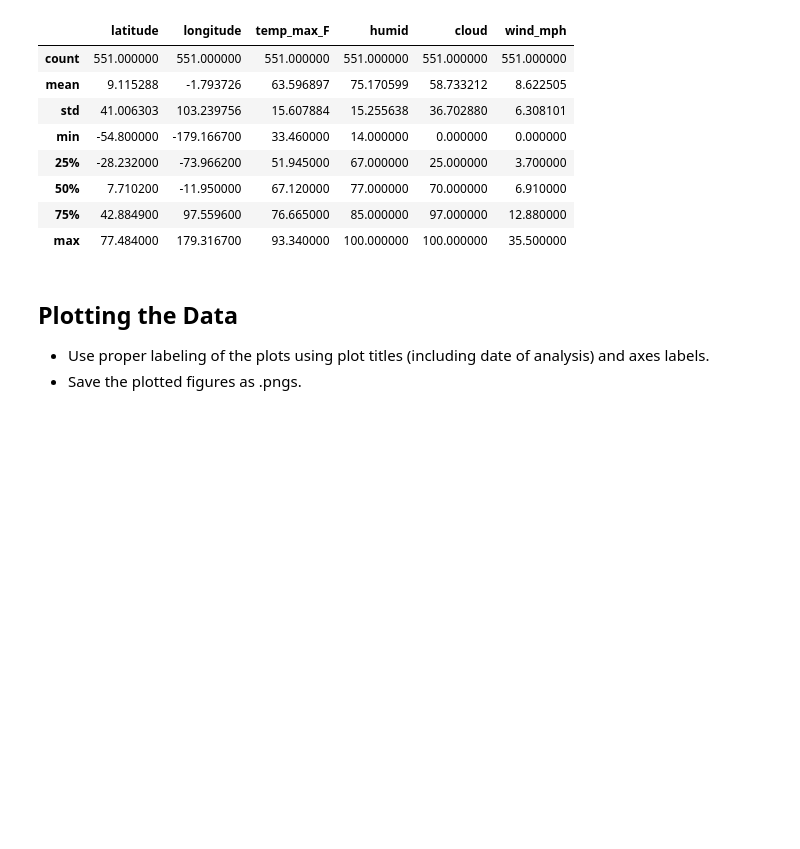
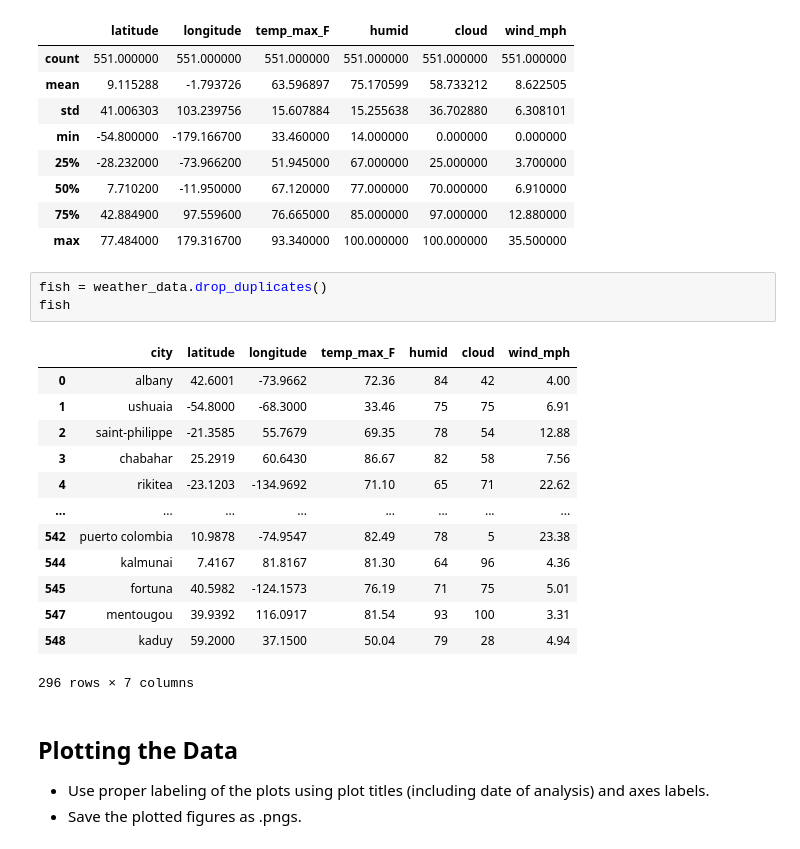
Before and after one commit to KatherineH-cls/python-api-challenge, a Jupyter notebook: WeatherPy/WeatherPy_kh.ipynb, the cells around one changed output. Drawn from its saved outputs; the diff is of its cells as text; blank space fills up the shorter version.

```diff
--- a/WeatherPy/WeatherPy_kh.ipynb
+++ b/WeatherPy/WeatherPy_kh.ipynb
@@ -148,6 +166,23 @@ weather_data.describe()
 | 50% | 7.710200 | -11.950000 | 67.120000 | 77.000000 | 70.000000 | 6.910000 |
 | 75% | 42.884900 | 97.559600 | 76.665000 | 85.000000 | 97.000000 | 12.880000 |
 | max | 77.484000 | 179.316700 | 93.340000 | 100.000000 | 100.000000 | 35.500000 |
+# %%
+fish = weather_data.drop_duplicates()
+fish
+# %% [output]
+|  | city | latitude | longitude | temp_max_F | humid | cloud | wind_mph |
+| 0 | albany | 42.6001 | -73.9662 | 72.36 | 84 | 42 | 4.00 |
+| 1 | ushuaia | -54.8000 | -68.3000 | 33.46 | 75 | 75 | 6.91 |
+| 2 | saint-philippe | -21.3585 | 55.7679 | 69.35 | 78 | 54 | 12.88 |
+| 3 | chabahar | 25.2919 | 60.6430 | 86.67 | 82 | 58 | 7.56 |
+| 4 | rikitea | -23.1203 | -134.9692 | 71.10 | 65 | 71 | 22.62 |
+| ... | ... | ... | ... | ... | ... | ... | ... |
+| 542 | puerto colombia | 10.9878 | -74.9547 | 82.49 | 78 | 5 | 23.38 |
+| 544 | kalmunai | 7.4167 | 81.8167 | 81.30 | 64 | 96 | 4.36 |
+| 545 | fortuna | 40.5982 | -124.1573 | 76.19 | 71 | 75 | 5.01 |
+| 547 | mentougou | 39.9392 | 116.0917 | 81.54 | 93 | 100 | 3.31 |
+| 548 | kaduy | 59.2000 | 37.1500 | 50.04 | 79 | 28 | 4.94 |
+296 rows × 7 columns
 # %% [markdown]
 ## Plotting the Data
 * Use proper labeling of the plots using plot titles (including date of analysis) and axes labels.
```
Also changed, not shown: parts of 7 cells of this notebook, 2 other files.
